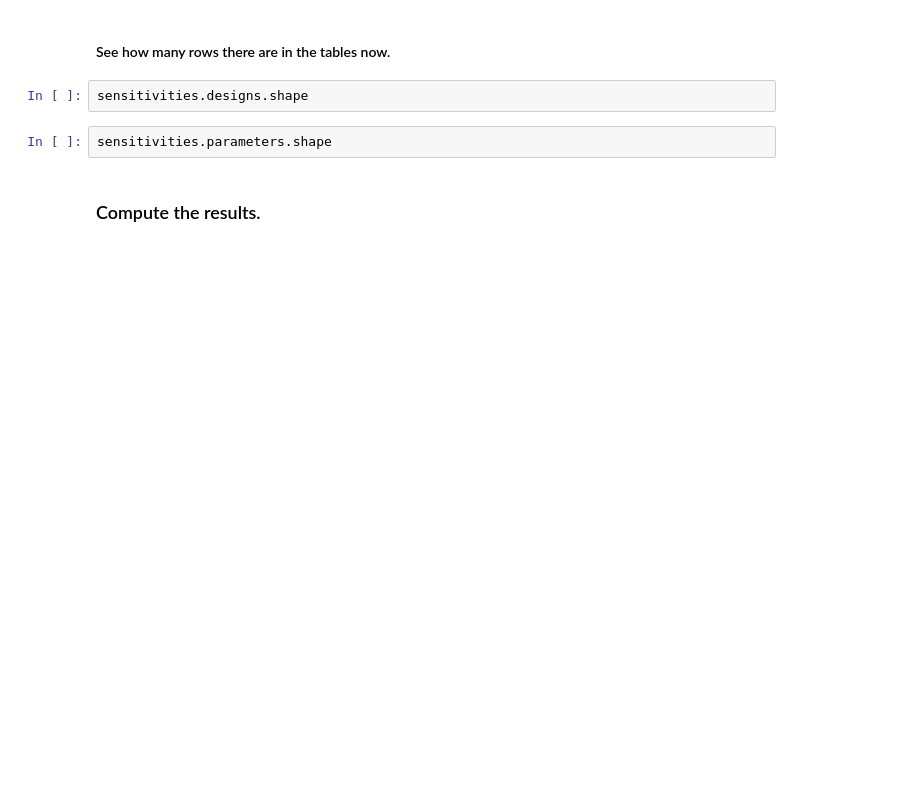
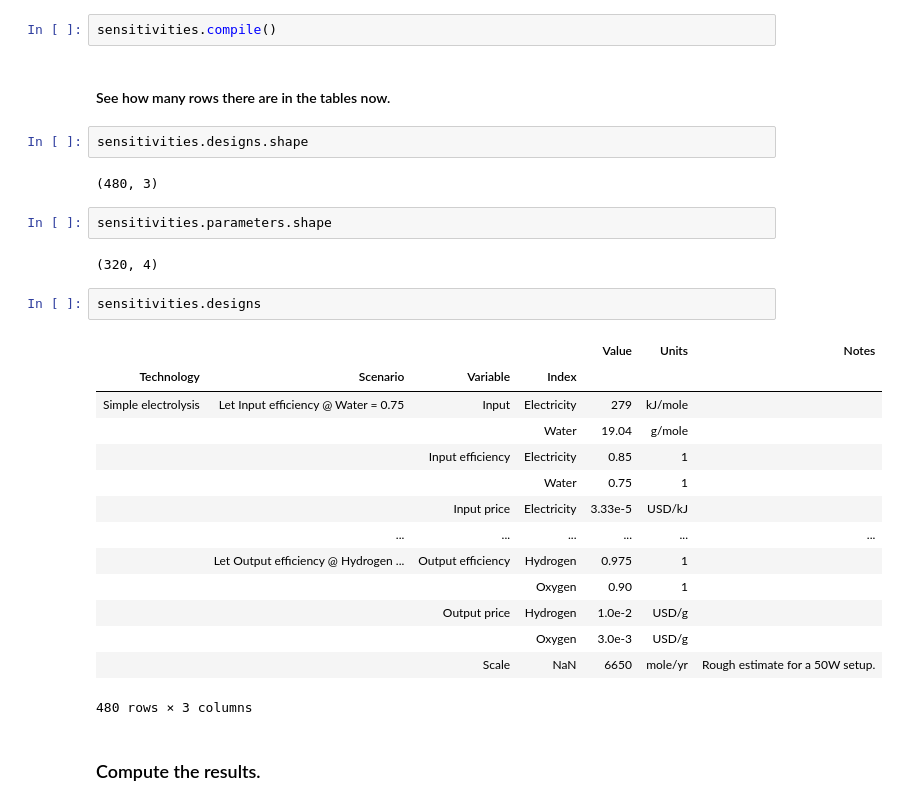
Before and after one commit to NREL/tyche, a Jupyter notebook: framework/code/investment-example.ipynb, the cells around one changed output. Cells and saved outputs as stored; diff of their text form; blank space fills up the shorter version.

```diff
--- a/framework/code/investment-example.ipynb
+++ b/framework/code/investment-example.ipynb
@@ -207,9 +294,32 @@ for variable, index in variables:
+# %%
+sensitivities.compile()
 # %% [markdown]
 #### See how many rows there are in the tables now.
 # %%
 sensitivities.designs.shape
+# %% [output]
+(480, 3)
 # %%
 sensitivities.parameters.shape
+# %% [output]
+(320, 4)
+# %%
+sensitivities.designs
+# %% [output]
+|  |  |  |  | Value | Units | Notes |
+| Technology | Scenario | Variable | Index |  |  |  |
+| Simple electrolysis | Let Input efficiency @ Water = 0.75 | Input | Electricity | 279 | kJ/mole |  |
+|  |  |  | Water | 19.04 | g/mole |  |
+|  |  | Input efficiency | Electricity | 0.85 | 1 |  |
+|  |  |  | Water | 0.75 | 1 |  |
+|  |  | Input price | Electricity | 3.33e-5 | USD/kJ |  |
+|  | ... | ... | ... | ... | ... | ... |
+|  | Let Output efficiency @ Hydrogen ... | Output efficiency | Hydrogen | 0.975 | 1 |  |
+|  |  |  | Oxygen | 0.90 | 1 |  |
+|  |  | Output price | Hydrogen | 1.0e-2 | USD/g |  |
+|  |  |  | Oxygen | 3.0e-3 | USD/g |  |
+|  |  | Scale | NaN | 6650 | mole/yr | Rough estimate for a 50W setup. |
+480 rows × 3 columns
 # %% [markdown]
 ### Compute the results.
 # %%
```
Also changed, not shown: parts of 15 cells of this notebook, 3 other files.
